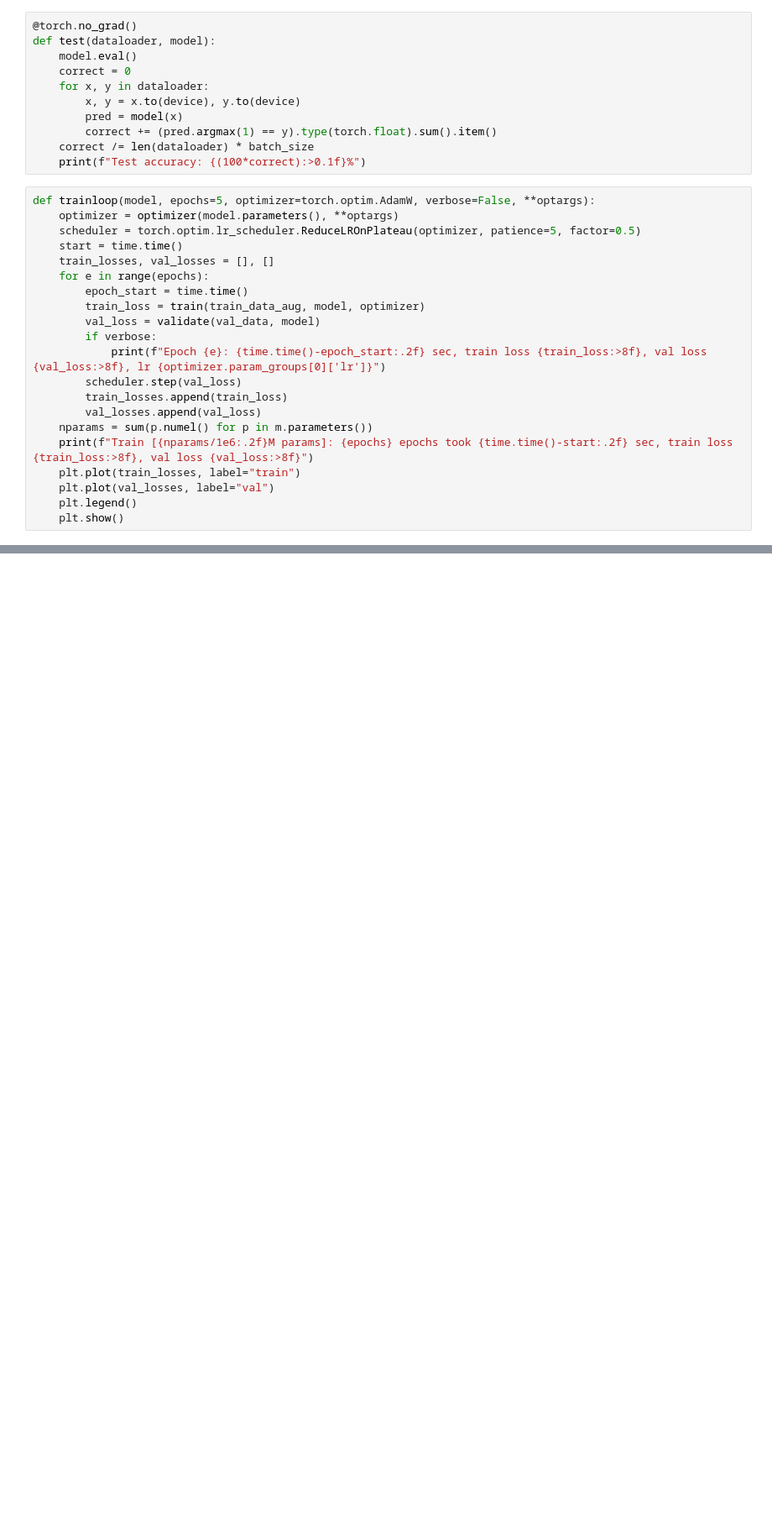
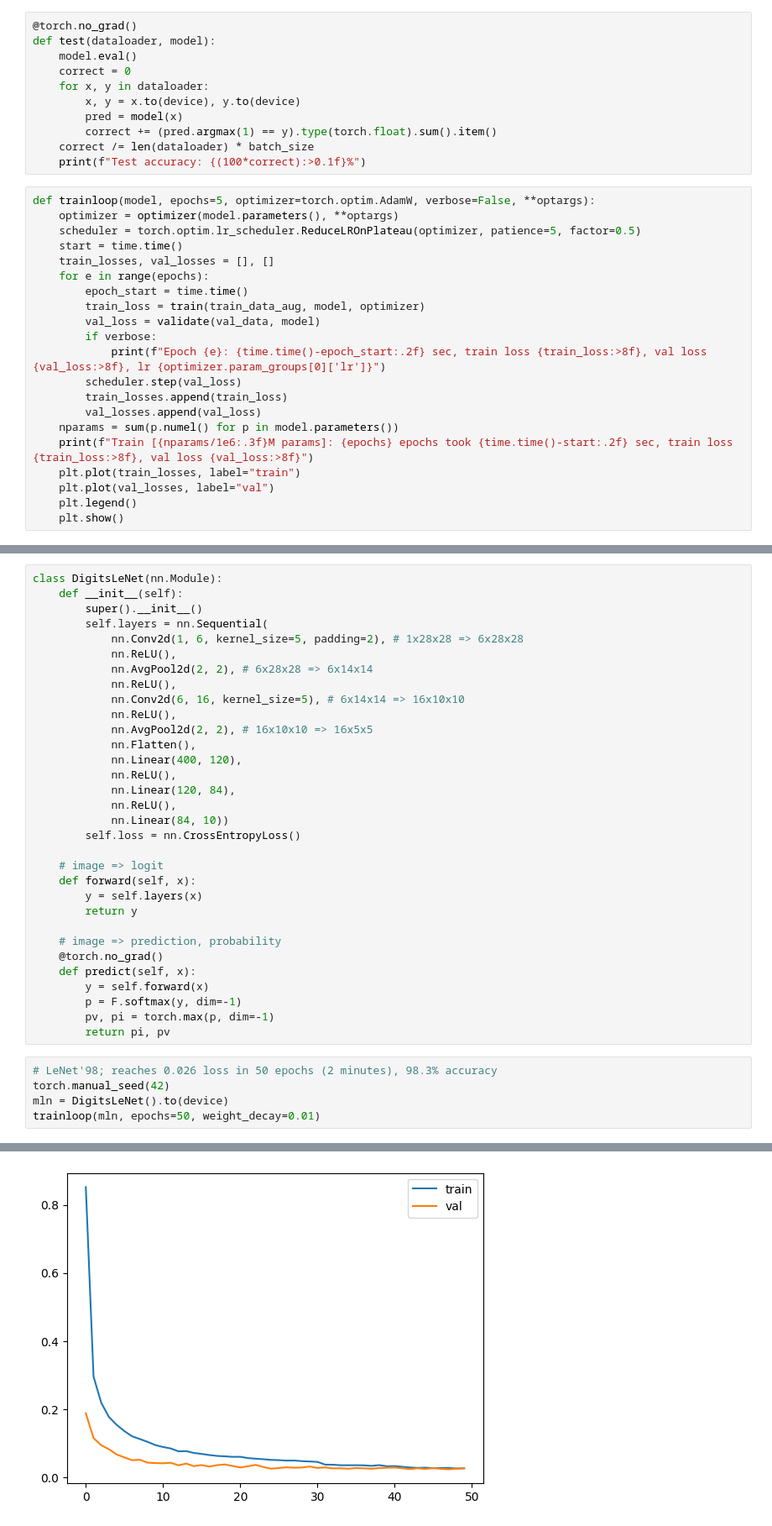
Before and after one commit to zeux/mlexp, a Jupyter notebook: mnist/digits.ipynb, the cells around one changed output, grey strips where cells are left out. Shown at 84% size. Drawn from its saved outputs; the diff is of its cells as text; blank space fills up the shorter version.

```diff
--- a/mnist/digits.ipynb
+++ b/mnist/digits.ipynb
@@ -105,8 +80,8 @@ def trainloop(model, epochs=5, optimizer=torch.optim.AdamW, verbose=False, **opt
         scheduler.step(val_loss)
         train_losses.append(train_loss)
         val_losses.append(val_loss)
-    nparams = sum(p.numel() for p in m.parameters())
-    print(f"Train [{nparams/1e6:.2f}M params]: {epochs} epochs took {time.time()-start:.2f} sec, train loss {train_loss:>8f}, val loss {val_loss:>8f}")
+    nparams = sum(p.numel() for p in model.parameters())
+    print(f"Train [{nparams/1e6:.3f}M params]: {epochs} epochs took {time.time()-start:.2f} sec, train loss {train_loss:>8f}, val loss {val_loss:>8f}")
     plt.plot(train_losses, label="train")
     plt.plot(val_losses, label="val")
     plt.legend()
@@ -145,0 +137,38 @@ Test accuracy: 98.2%
+# %%
+class DigitsLeNet(nn.Module):
+    def __init__(self):
+        super().__init__()
+        self.layers = nn.Sequential(
+            nn.Conv2d(1, 6, kernel_size=5, padding=2), # 1x28x28 => 6x28x28
+            nn.ReLU(),
+            nn.AvgPool2d(2, 2), # 6x28x28 => 6x14x14
+            nn.ReLU(),
+            nn.Conv2d(6, 16, kernel_size=5), # 6x14x14 => 16x10x10
+            nn.ReLU(),
+            nn.AvgPool2d(2, 2), # 16x10x10 => 16x5x5
+            nn.Flatten(),
+            nn.Linear(400, 120),
+            nn.ReLU(),
+            nn.Linear(120, 84),
+            nn.ReLU(),
+            nn.Linear(84, 10))
+        self.loss = nn.CrossEntropyLoss()
+
+    # image => logit
+    def forward(self, x):
+        y = self.layers(x)
+        return y
+
+    # image => prediction, probability
+    @torch.no_grad()
+    def predict(self, x):
+        y = self.forward(x)
+        p = F.softmax(y, dim=-1)
+        pv, pi = torch.max(p, dim=-1)
+        return pi, pv
+# %%
+# LeNet'98; reaches 0.026 loss in 50 epochs (2 minutes), 98.3% accuracy
+torch.manual_seed(42)
+mln = DigitsLeNet().to(device)
+trainloop(mln, epochs=50, weight_decay=0.01)
+# %% [output]
@@ -145,0 +176 @@ Test accuracy: 98.2%
+[figure, added]
```
Also changed, not shown: parts of 12 cells of this notebook.
